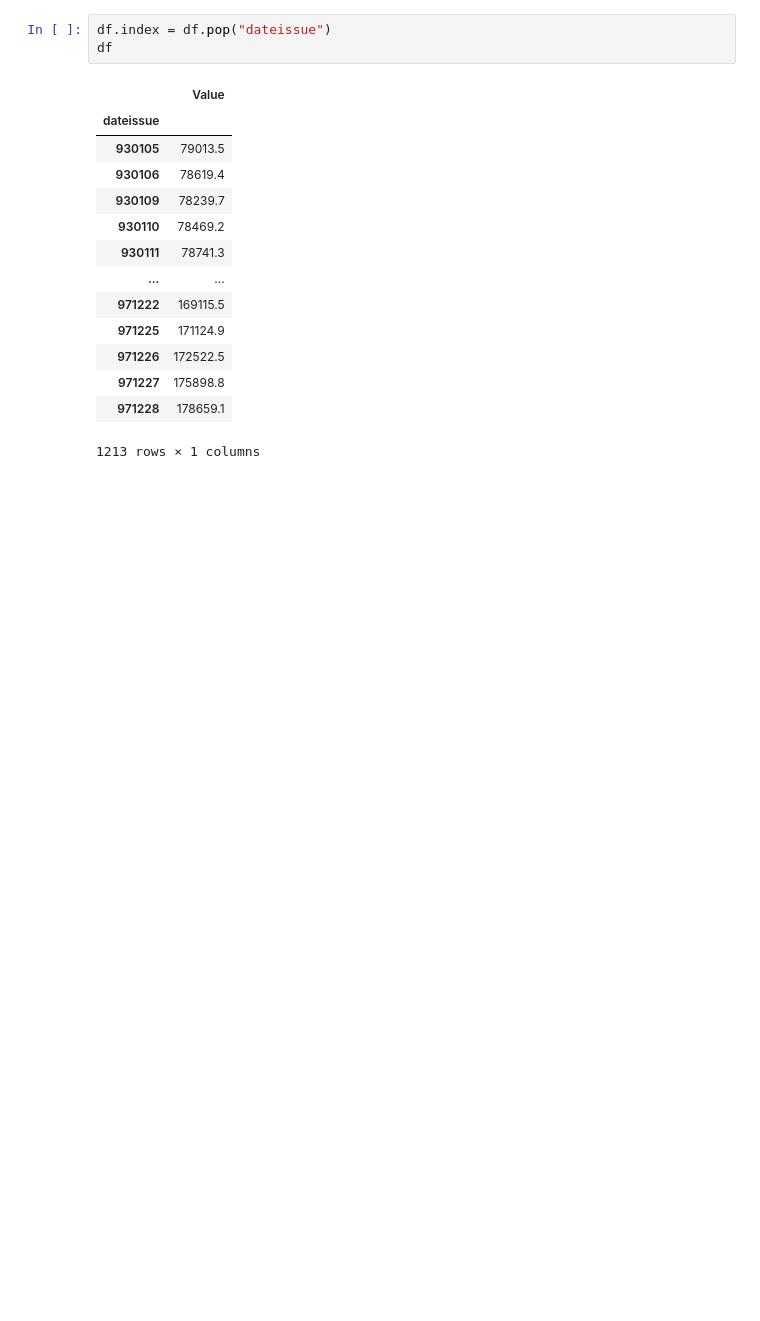
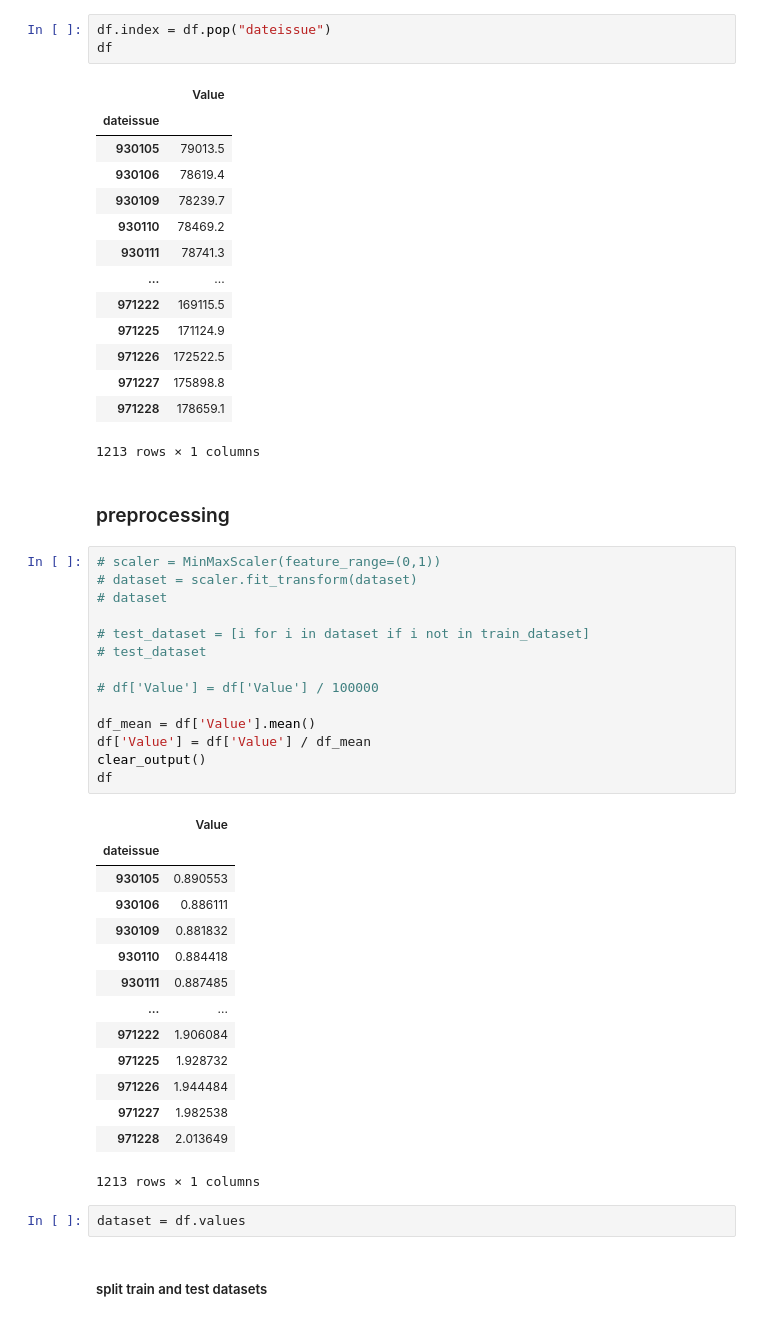
Before and after one commit to mohammadrezanorouzii/stock-price-prediction, a Jupyter notebook: main.ipynb, the cells around one changed output. Drawn from its saved outputs; the diff is of its cells as text; blank space fills up the shorter version.

Commit message:
preprocessing

```diff
--- a/main.ipynb
+++ b/main.ipynb
@@ -108,3 +108,38 @@ df
 | 971227 | 175898.8 |
 | 971228 | 178659.1 |
 1213 rows × 1 columns
+# %% [markdown]
+### preprocessing
+# %%
+# scaler = MinMaxScaler(feature_range=(0,1))
+# dataset = scaler.fit_transform(dataset)
+# dataset
+
+# test_dataset = [i for i in dataset if i not in train_dataset]
+# test_dataset
+
+# df['Value'] = df['Value'] / 100000
+
+df_mean = df['Value'].mean()
+df['Value'] = df['Value'] / df_mean
+clear_output()
+df
+# %% [output]
+|  | Value |
+| dateissue |  |
+| 930105 | 0.890553 |
+| 930106 | 0.886111 |
+| 930109 | 0.881832 |
+| 930110 | 0.884418 |
+| 930111 | 0.887485 |
+| ... | ... |
+| 971222 | 1.906084 |
+| 971225 | 1.928732 |
+| 971226 | 1.944484 |
+| 971227 | 1.982538 |
+| 971228 | 2.013649 |
+1213 rows × 1 columns
+# %%
+dataset = df.values
+# %% [markdown]
+##### split train and test datasets
```
Also changed, not shown: parts of 6 cells of this notebook.
